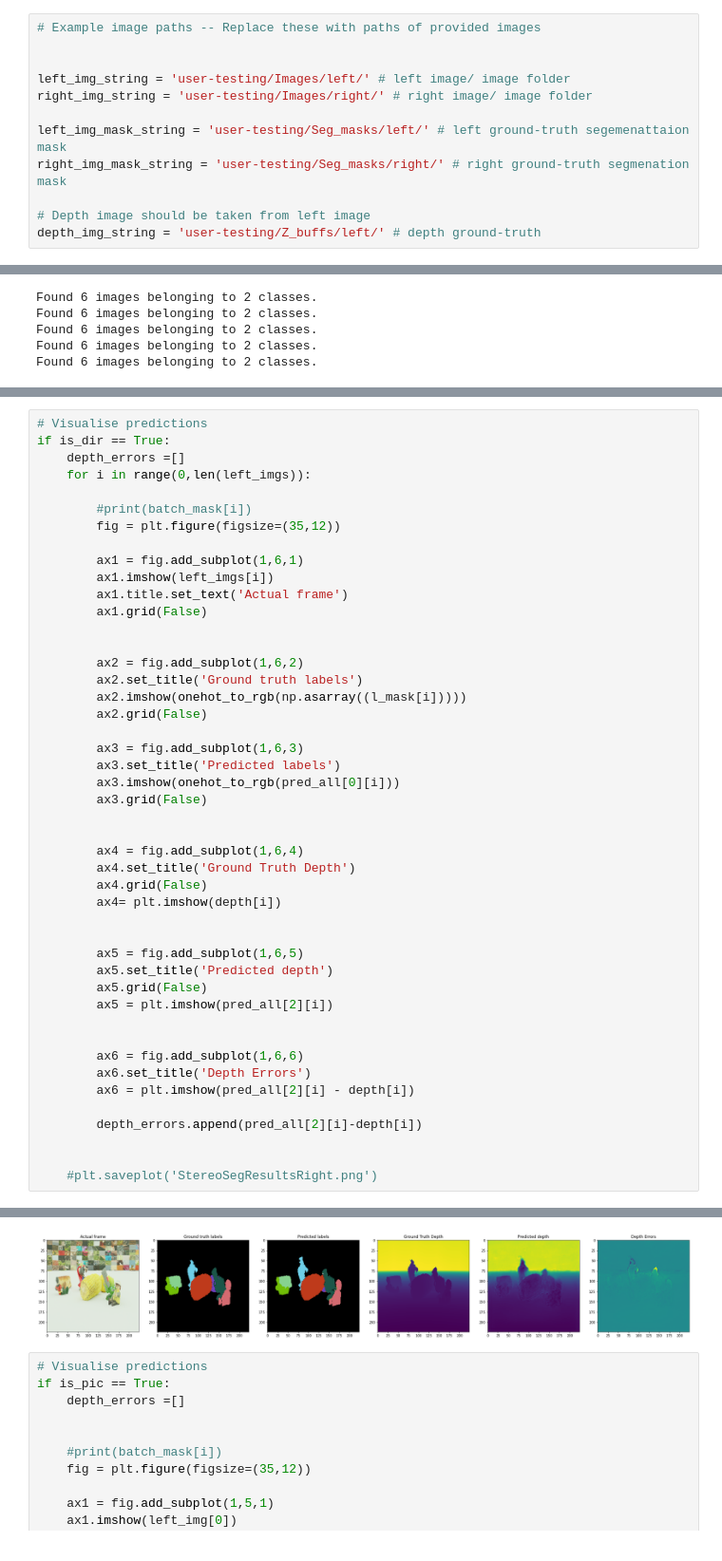
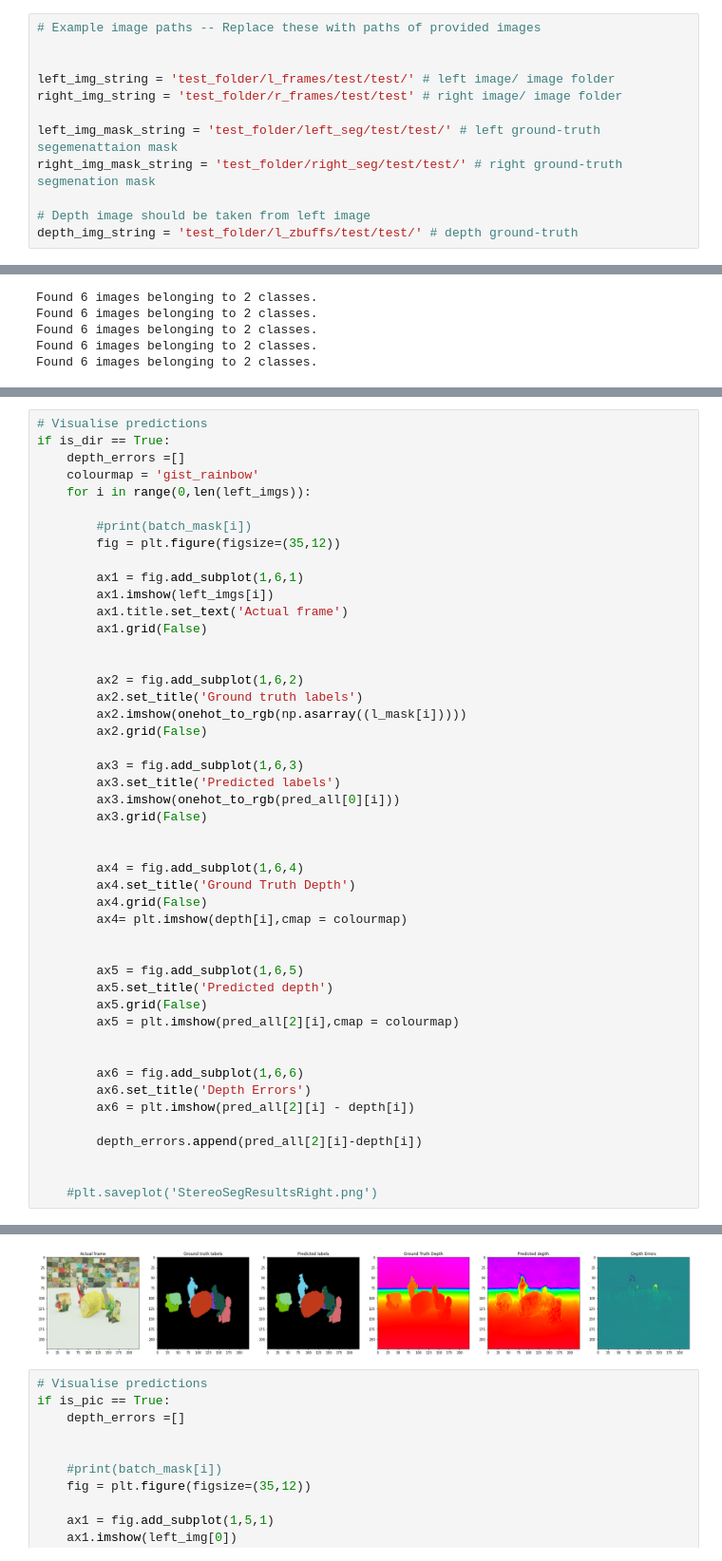
Before and after one commit to StirlingChris/User_Version, a Jupyter notebook: User-FriendlyStirling.ipynb, the cells around one changed output, grey strips where cells are left out. Shown at 95% size. Saved outputs shown, nothing was run; the diff lists cells and outputs as text.

```diff
--- a/User-FriendlyStirling.ipynb
+++ b/User-FriendlyStirling.ipynb
@@ -31,14 +31,14 @@ The file paths below can either each be a path to single image pair or a folder
 # Example image paths -- Replace these with paths of provided images
 
 
-left_img_string = 'user-testing/Images/left/' # left image/ image folder
-right_img_string = 'user-testing/Images/right/' # right image/ image folder
+left_img_string = 'test_folder/l_frames/test/test/' # left image/ image folder
+right_img_string = 'test_folder/r_frames/test/test' # right image/ image folder
 
-left_img_mask_string = 'user-testing/Seg_masks/left/' # left ground-truth segemenattaion mask
-right_img_mask_string = 'user-testing/Seg_masks/right/' # right ground-truth segmenation mask
+left_img_mask_string = 'test_folder/left_seg/test/test/' # left ground-truth segemenattaion mask
+right_img_mask_string = 'test_folder/right_seg/test/test/' # right ground-truth segmenation mask
 
 # Depth image should be taken from left image
-depth_img_string = 'user-testing/Z_buffs/left/' # depth ground-truth
+depth_img_string = 'test_folder/l_zbuffs/test/test/' # depth ground-truth
 # %%
 is_noisy = False ## Change this to True if you would like noise to be applied to the images
 # %%
@@ -722,6 +720,7 @@ pred_all[2][0].shape
 # Visualise predictions
 if is_dir == True:
     depth_errors =[]
+    colourmap = 'gist_rainbow'
     for i in range(0,len(left_imgs)):
 
         #print(batch_mask[i])
@@ -747,13 +746,13 @@ if is_dir == True:
         ax4 = fig.add_subplot(1,6,4)
         ax4.set_title('Ground Truth Depth')
         ax4.grid(False)
-        ax4= plt.imshow(depth[i])
+        ax4= plt.imshow(depth[i],cmap = colourmap)
 
 
         ax5 = fig.add_subplot(1,6,5)
         ax5.set_title('Predicted depth')
         ax5.grid(False)
-        ax5 = plt.imshow(pred_all[2][i])
+        ax5 = plt.imshow(pred_all[2][i],cmap = colourmap)
 
 
         ax6 = fig.add_subplot(1,6,6)
@@ -773,4 +772,4 @@ if is_dir == True:
-[figure, old version]
+[figure, new version]
 # %%
 # Visualise predictions
 if is_pic == True:
```
Also changed, not shown: parts of 5 cells of this notebook, 1 other file.
